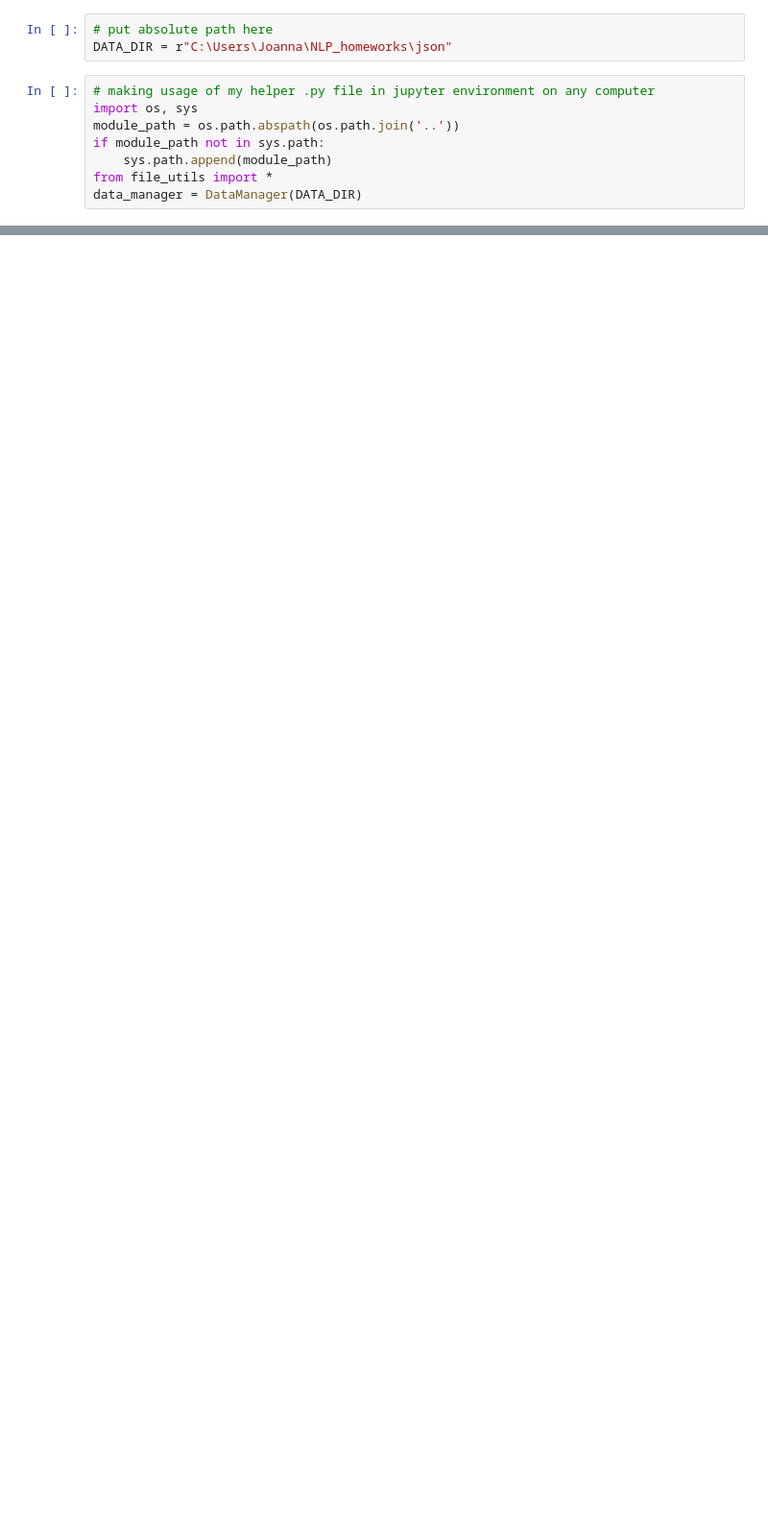
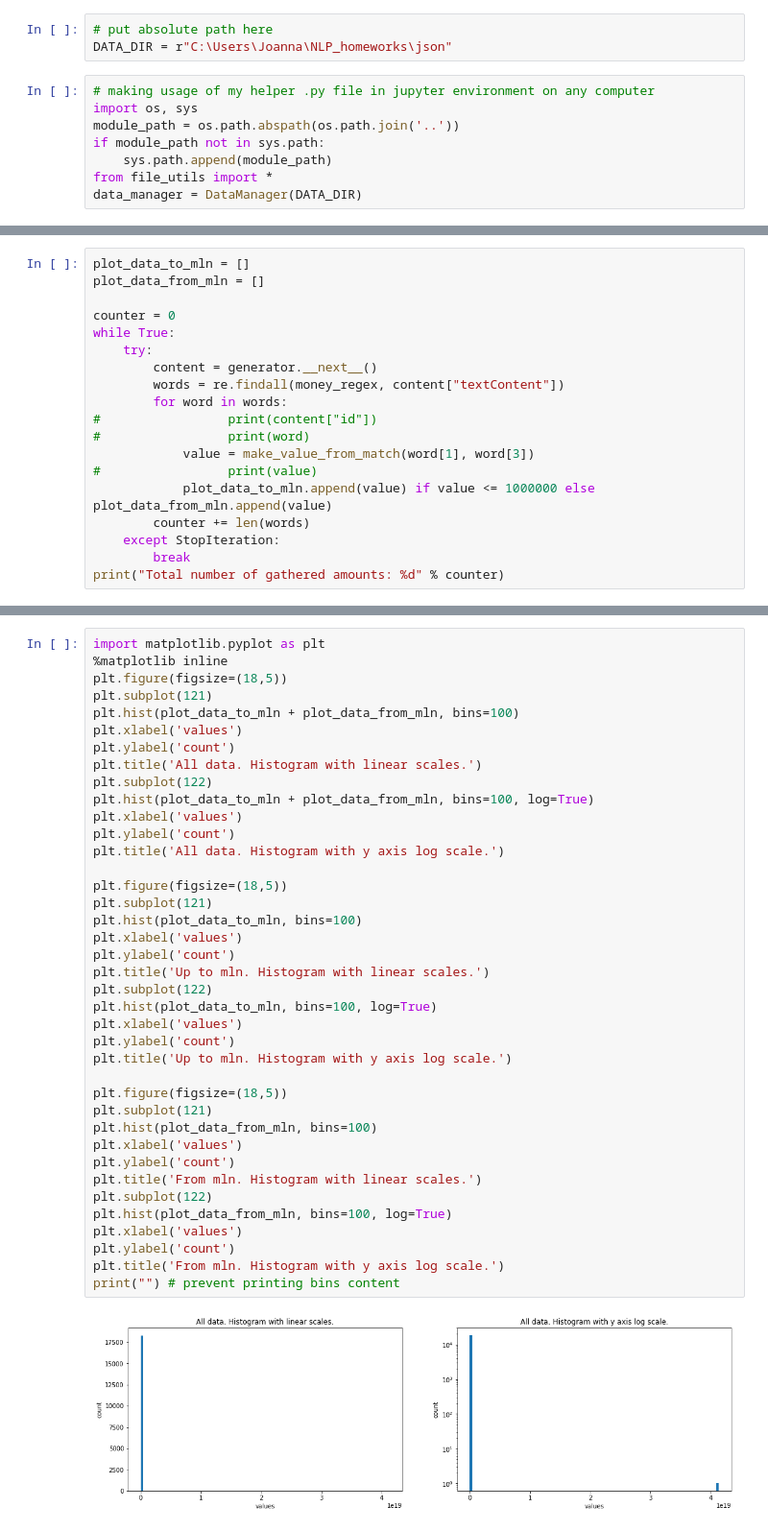
Before and after one commit to joanna-/NLP_homeworks, a Jupyter notebook: lab1/task1.ipynb, the cells around one changed output, grey strips where cells are left out. Shown: that part at 96% size. Saved outputs shown, nothing was run; the diff lists cells and outputs as text; blank space fills up the shorter version.

```diff
--- a/lab1/task1.ipynb
+++ b/lab1/task1.ipynb
@@ -41,0 +29,19 @@ print(counter)
+# %%
+plot_data_to_mln = []
+plot_data_from_mln = []
+
+counter = 0
+while True:
+    try:
+        content = generator.__next__()
+        words = re.findall(money_regex, content["textContent"])
+        for word in words:
+#                 print(content["id"])
+#                 print(word)
+            value = make_value_from_match(word[1], word[3])
+#                 print(value)
+            plot_data_to_mln.append(value) if value <= 1000000 else plot_data_from_mln.append(value)
+        counter += len(words)
+    except StopIteration:
+        break
+print("Total number of gathered amounts: %d" % counter)
@@ -41,0 +50,41 @@ print(counter)
+# %%
+import matplotlib.pyplot as plt
+%matplotlib inline
+plt.figure(figsize=(18,5))
+plt.subplot(121)
+plt.hist(plot_data_to_mln + plot_data_from_mln, bins=100)
+plt.xlabel('values')
+plt.ylabel('count')
+plt.title('All data. Histogram with linear scales.')
+plt.subplot(122)
+plt.hist(plot_data_to_mln + plot_data_from_mln, bins=100, log=True)
+plt.xlabel('values')
+plt.ylabel('count')
+plt.title('All data. Histogram with y axis log scale.')
+
+plt.figure(figsize=(18,5))
+plt.subplot(121)
+plt.hist(plot_data_to_mln, bins=100)
+plt.xlabel('values')
+plt.ylabel('count')
+plt.title('Up to mln. Histogram with linear scales.')
+plt.subplot(122)
+plt.hist(plot_data_to_mln, bins=100, log=True)
+plt.xlabel('values')
+plt.ylabel('count')
+plt.title('Up to mln. Histogram with y axis log scale.')
+
+plt.figure(figsize=(18,5))
+plt.subplot(121)
+plt.hist(plot_data_from_mln, bins=100)
+plt.xlabel('values')
+plt.ylabel('count')
+plt.title('From mln. Histogram with linear scales.')
+plt.subplot(122)
+plt.hist(plot_data_from_mln, bins=100, log=True)
+plt.xlabel('values')
+plt.ylabel('count')
+plt.title('From mln. Histogram with y axis log scale.')
+print("") # prevent printing bins content
+# %% [output]
+[figure, added]
```
Also changed, not shown: parts of 7 cells of this notebook.
